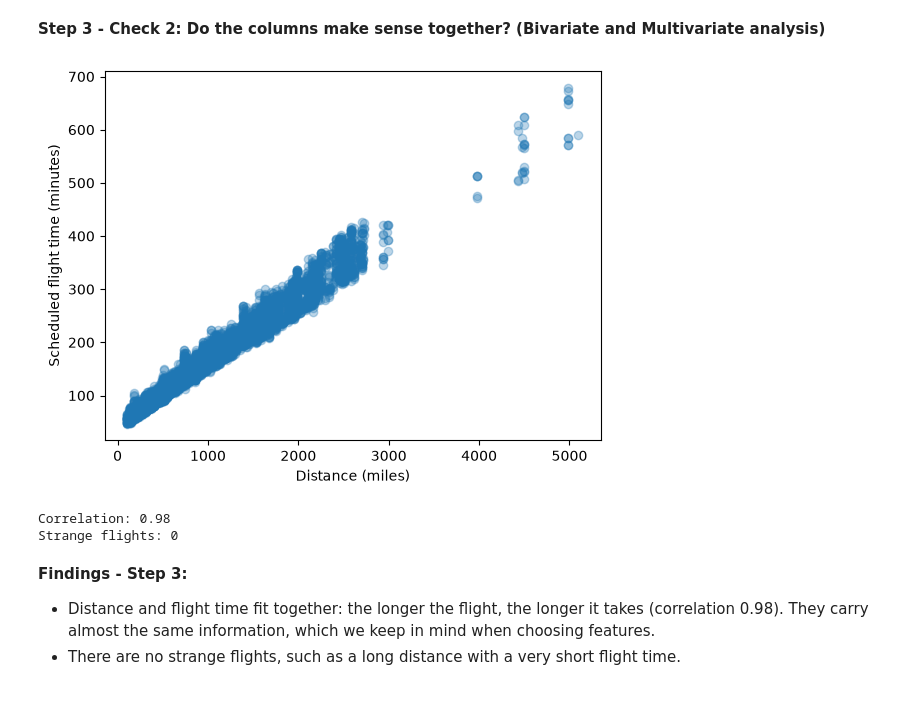
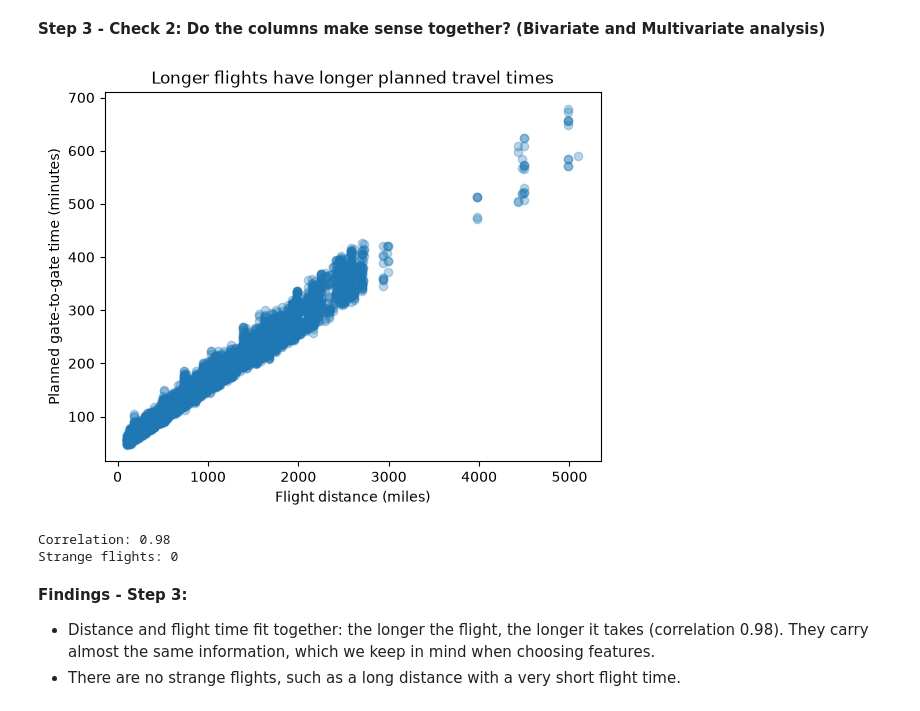
Before and after one commit to Malou100701/MachineLearning2026, a Jupyter notebook: flight_delay_analysis_starter.ipynb, the cells around one changed output. Drawn from its saved outputs; the diff is of its cells as text; code cells hidden in the pictures.

```diff
--- a/flight_delay_analysis_starter.ipynb
+++ b/flight_delay_analysis_starter.ipynb
@@ -217,21 +211,22 @@ Departure times between 1550 and 1610: [1550, 1551, 1552, 1553, 1554, 1555, 1556
 # %% [markdown]
 **Step 3 - Check 2: Do the columns make sense together? (Bivariate and Multivariate analysis)**
 # %%
-# 10,000 random flights: distance vs. scheduled flight time
+# 10,000 random flights
 sample = df.sample(10000, random_state=1)
 plt.scatter(sample["DISTANCE"], sample["CRS_ELAPSED_TIME"], alpha=0.3)
-plt.xlabel("Distance (miles)")
-plt.ylabel("Scheduled flight time (minutes)")
+plt.xlabel("Flight distance (miles)")
+plt.ylabel("Planned gate-to-gate time (minutes)")
+plt.title("Longer flights have longer planned travel times")
 plt.show()
 
 # correlation: 1 = perfect, 0 = no connection
 print("Correlation:", round(df["DISTANCE"].corr(df["CRS_ELAPSED_TIME"]), 2))
 
 # strange flights: over 1,500 miles but under 60 minutes (0 = none)
 strange = df[(df["DISTANCE"] > 1500) & (df["CRS_ELAPSED_TIME"] < 60)]
 print("Strange flights:", len(strange))
 # %% [output]
-[figure, old version]
+[figure, new version]
 Correlation: 0.98
 Strange flights: 0
 # %% [markdown]
```
Also changed, not shown: parts of 7 cells of this notebook.
